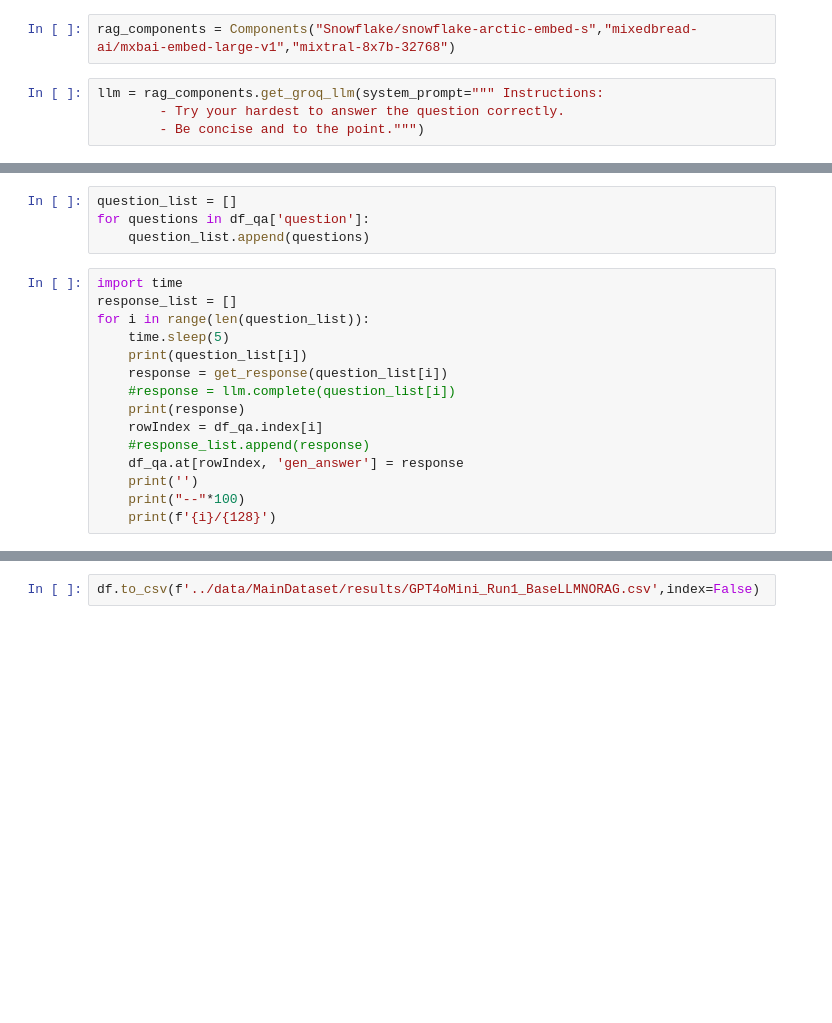
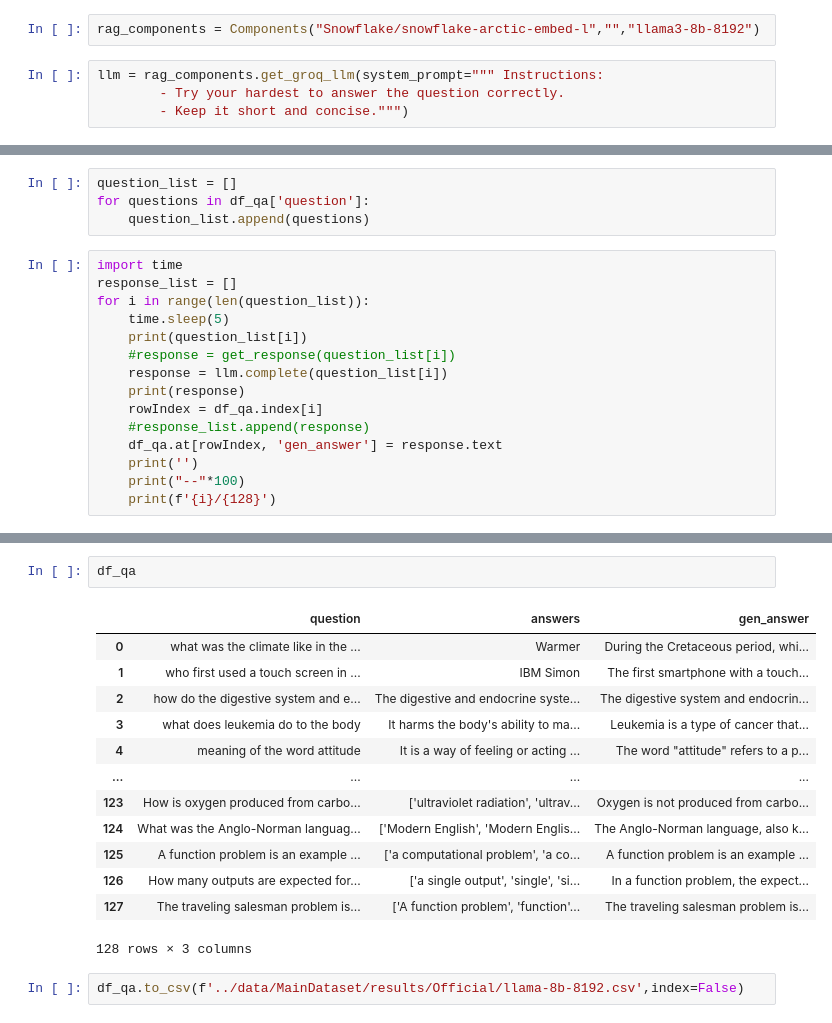
Before and after one commit to MarcusO17/RAG-FYP2024, a Jupyter notebook: src/non-rag.ipynb, the cells around one changed output, grey strips where cells are left out. Cells and saved outputs as stored; diff of their text form; blank space fills up the shorter version.

```diff
--- a/src/non-rag.ipynb
+++ b/src/non-rag.ipynb
@@ -42,11 +42,11 @@ def get_response(prompt):
 # %% [markdown]
 #### Setting up GroqLLM
 # %%
-rag_components = Components("Snowflake/snowflake-arctic-embed-s","mixedbread-ai/mxbai-embed-large-v1","mixtral-8x7b-32768")
+rag_components = Components("Snowflake/snowflake-arctic-embed-l","","llama3-8b-8192")
 # %%
 llm = rag_components.get_groq_llm(system_prompt=""" Instructions:
         - Try your hardest to answer the question correctly.
-        - Be concise and to the point.""")
+        - Keep it short and concise.""")
 # %% [markdown]
 #### Loading Data
 # %%
@@ -61,12 +61,12 @@ response_list = []
 for i in range(len(question_list)):
     time.sleep(5)
     print(question_list[i])
-    response = get_response(question_list[i])
-    #response = llm.complete(question_list[i])
+    #response = get_response(question_list[i])
+    response = llm.complete(question_list[i])
     print(response)
     rowIndex = df_qa.index[i]
     #response_list.append(response)
-    df_qa.at[rowIndex, 'gen_answer'] = response
+    df_qa.at[rowIndex, 'gen_answer'] = response.text
     print('')
     print("--"*100)
     print(f'{i}/{128}')
@@ -91,2 +91,18 @@ The most commonly used alphabet in problem instances is the Latin alphabet.
+# %%
+df_qa
+# %% [output]
+|  | question | answers | gen_answer |
+| 0 | what was the climate like in the ... | Warmer | During the Cretaceous period, whi... |
+| 1 | who first used a touch screen in ... | IBM Simon | The first smartphone with a touch... |
+| 2 | how do the digestive system and e... | The digestive and endocrine syste... | The digestive system and endocrin... |
+| 3 | what does leukemia do to the body | It harms the body's ability to ma... | Leukemia is a type of cancer that... |
+| 4 | meaning of the word attitude | It is a way of feeling or acting ... | The word "attitude" refers to a p... |
+| ... | ... | ... | ... |
+| 123 | How is oxygen produced from carbo... | ['ultraviolet radiation', 'ultrav... | Oxygen is not produced from carbo... |
+| 124 | What was the Anglo-Norman languag... | ['Modern English', 'Modern Englis... | The Anglo-Norman language, also k... |
+| 125 | A function problem is an example ... | ['a computational problem', 'a co... | A function problem is an example ... |
+| 126 | How many outputs are expected for... | ['a single output', 'single', 'si... | In a function problem, the expect... |
+| 127 | The traveling salesman problem is... | ['A function problem', 'function'... | The traveling salesman problem is... |
+128 rows × 3 columns
 # %%
-df.to_csv(f'../data/MainDataset/results/GPT4oMini_Run1_BaseLLMNORAG.csv',index=False)
+df_qa.to_csv(f'../data/MainDataset/results/Official/llama-8b-8192.csv',index=False)
```
Also changed, not shown: parts of 1 cell of this notebook, 6 other files.
